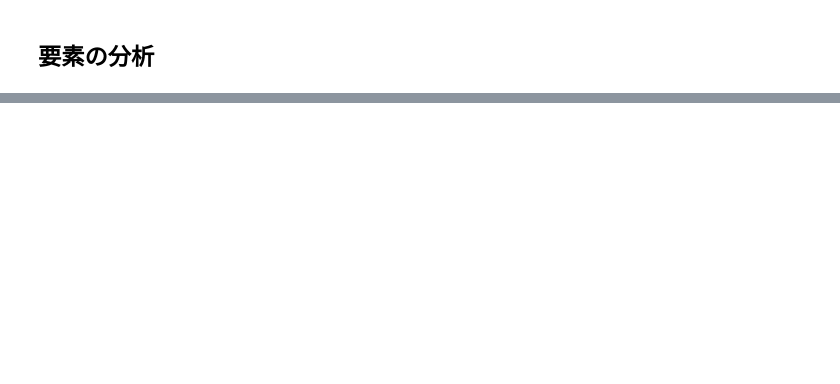
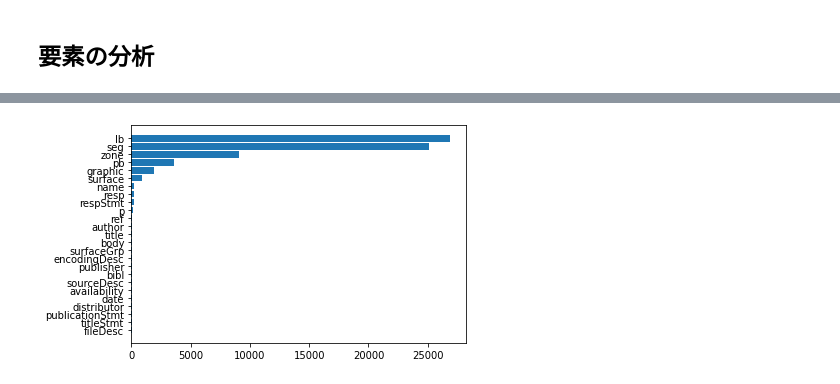
Before and after one commit to nakamura196/tei_tools, a Jupyter notebook: api.ipynb, the cells around one changed output, grey strips where cells are left out. Cells and saved outputs as stored; diff of their text form; code cells hidden in the pictures; blank space fills up the shorter version.

```diff
--- a/api.ipynb
+++ b/api.ipynb
@@ -118,0 +221,4 @@ results = TeiTools.analyze(input_path)
+# %%
+input_path = "example/tei/*.xml"
+results = TeiTools.analyzeDir(input_path)
+results
@@ -119,3 +243,7 @@ results = TeiTools.analyze(input_path)
+# %%
+TeiTools.visualize(results)
+# %% [output]
+[figure, added]
 # %%
 #| hide
 import nbdev; nbdev.nbdev_export()
```
Also changed, not shown: parts of 14 cells of this notebook, 7 other files.
